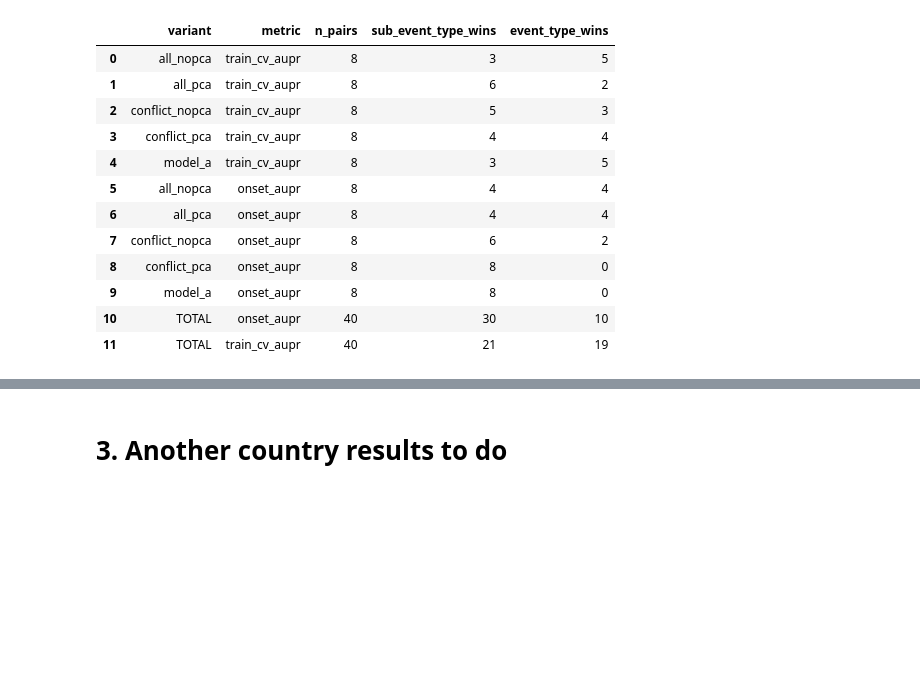
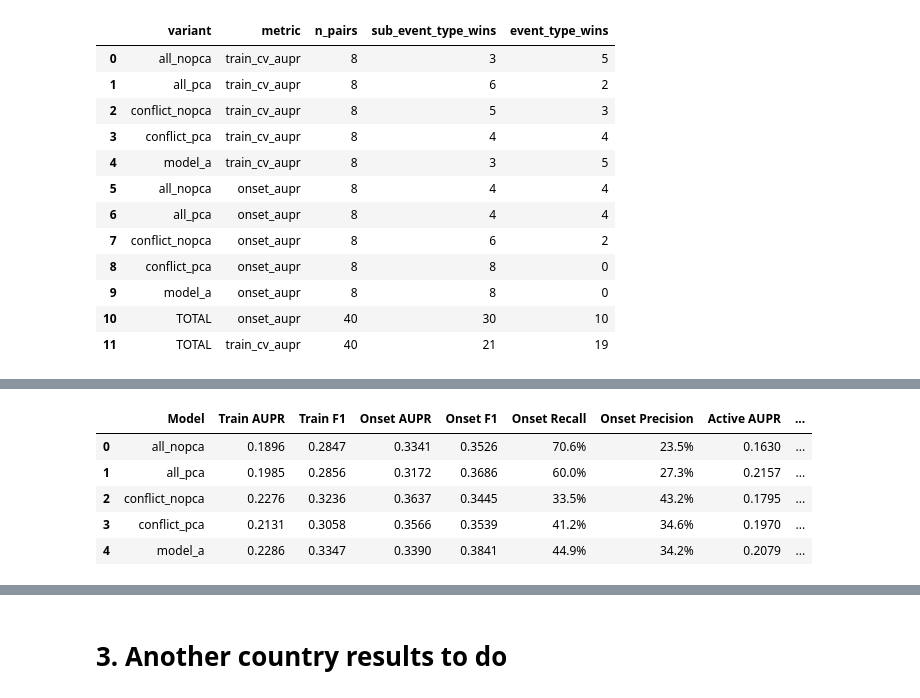
Before and after one commit to eviejones/msc-final-project, a Jupyter notebook: notebooks/03_results.ipynb, the cells around one changed output, grey strips where cells are left out. Cells and saved outputs as stored; diff of their text form; code cells hidden in the pictures; blank space fills up the shorter version.

```diff
--- a/notebooks/03_results.ipynb
+++ b/notebooks/03_results.ipynb
@@ -523,0 +488,10 @@ best_model_results, best_model_params, best_model_shap, best_model_onset_pred =
+# %%
+part2_config = {
+    "k": 1.75,
+    "threshold_fix_applied": True,
+    "price_recency": True,
+    "event_col": "sub_event_type",
+    "include_food": True,
+    "include_rain": False,
+    "n_splits": 5,
+}
@@ -524 +507,37 @@ best_model_results, best_model_params, best_model_shap, best_model_onset_pred =
+# %%
+final_results = apply_final_config(all_results, part2_config)
+final_results["variant"] = final_results.apply(variant_label, axis=1)
+# %%
+metric_cols = [
+    "train_cv_aupr", "train_cv_f1",
+    "onset_aupr", "onset_f1_class1", "onset_recall_class1", "onset_precision_class1",
+    "active_aupr", "active_f1_class1", "active_recall_class1", "active_precision_class1"
+]
+
+main_metrics_df = final_results.groupby("variant")[metric_cols].mean().reset_index()
+
+main_metrics_df["variant"] = pd.Categorical(main_metrics_df["variant"])
+
+display_df = pd.DataFrame({
+    "Model": main_metrics_df["variant"],
+    "Train AUPR": main_metrics_df["train_cv_aupr"].round(4),
+    "Train F1": main_metrics_df["train_cv_f1"].round(4),
+    "Onset AUPR": main_metrics_df["onset_aupr"].round(4),
+    "Onset F1": main_metrics_df["onset_f1_class1"].round(4),
+    "Onset Recall": (main_metrics_df["onset_recall_class1"] * 100).round(1).astype(str) + "%",
+    "Onset Precision": (main_metrics_df["onset_precision_class1"] * 100).round(1).astype(str) + "%",
+    "Active AUPR": main_metrics_df["active_aupr"].round(4),
+    "Active F1": main_metrics_df["active_f1_class1"].round(4),
+    "Active Recall": (main_metrics_df["active_recall_class1"] * 100).round(1).astype(str) + "%",
+    "Active Precision": (main_metrics_df["active_precision_class1"] * 100).round(1).astype(str) + "%"
+})
+
+display(display_df)
+# %% [output]
+|  | Model | Train AUPR | Train F1 | Onset AUPR | Onset F1 | Onset Recall | Onset Precision | Active AUPR | ... |
+| 0 | all_nopca | 0.1896 | 0.2847 | 0.3341 | 0.3526 | 70.6% | 23.5% | 0.1630 | ... |
+| 1 | all_pca | 0.1985 | 0.2856 | 0.3172 | 0.3686 | 60.0% | 27.3% | 0.2157 | ... |
+| 2 | conflict_nopca | 0.2276 | 0.3236 | 0.3637 | 0.3445 | 33.5% | 43.2% | 0.1795 | ... |
+| 3 | conflict_pca | 0.2131 | 0.3058 | 0.3566 | 0.3539 | 41.2% | 34.6% | 0.1970 | ... |
+| 4 | model_a | 0.2286 | 0.3347 | 0.3390 | 0.3841 | 44.9% | 34.2% | 0.2079 | ... |
 # %% [markdown]
```
Also changed, not shown: parts of 41 cells of this notebook, 1 other file.
